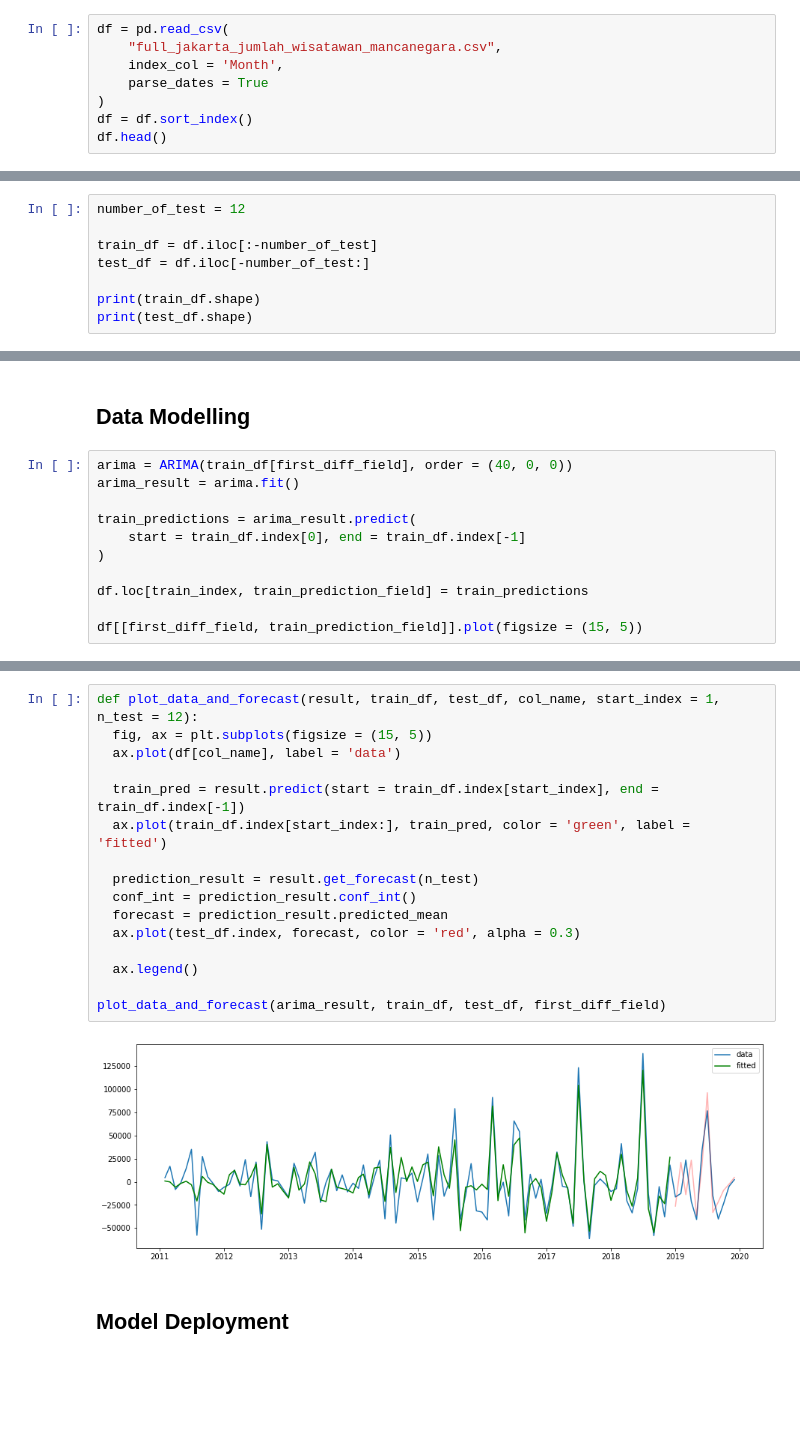
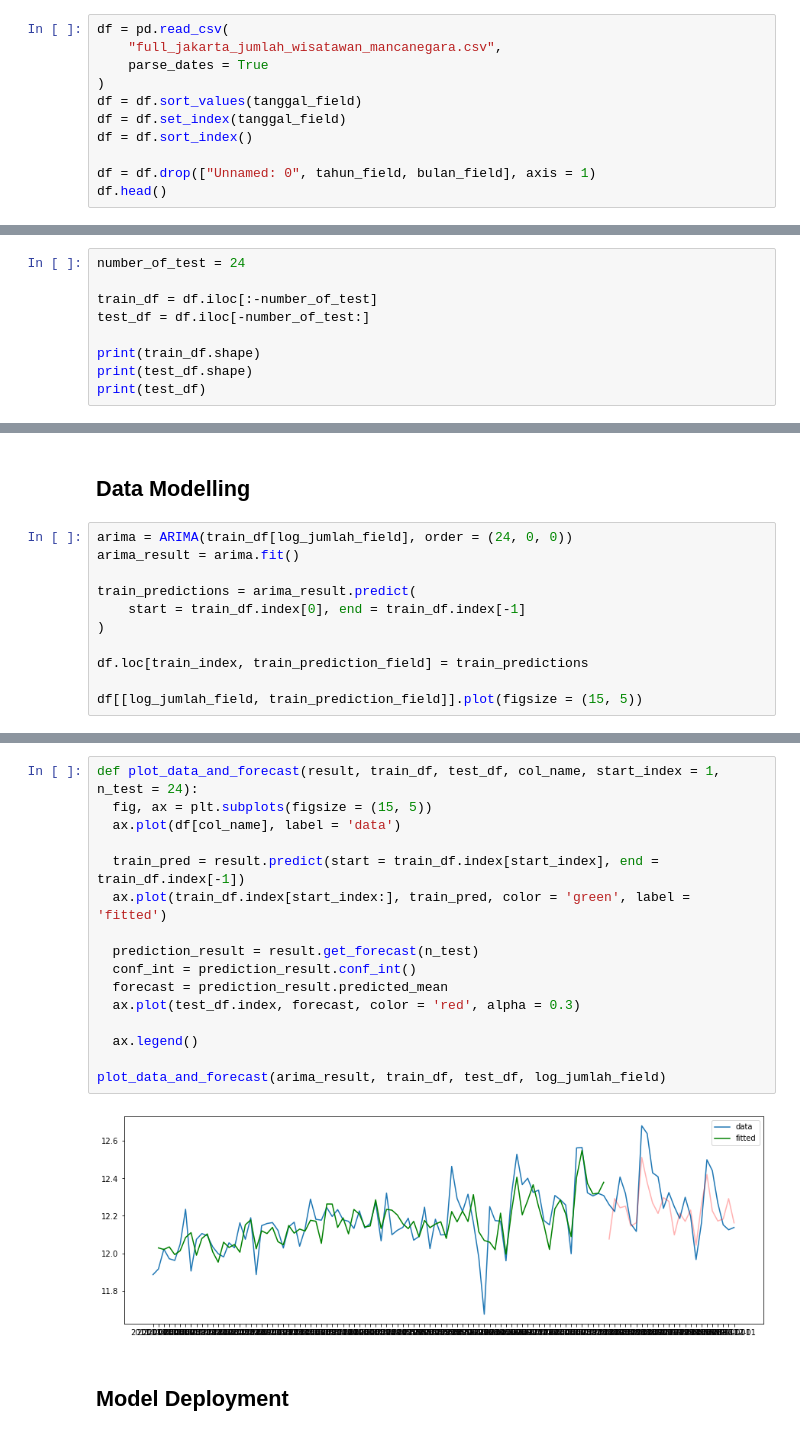
Before and after one commit to MaxZx3000/AI-Compfest-GigaPrime, a Jupyter notebook: artificial-intelligence/time_series_jumlah_wisatawan_mancanegara_jakarta.ipynb, the cells around one changed output, grey strips where cells are left out. Saved outputs shown, nothing was run; the diff lists cells and outputs as text; blank space fills up the shorter version.

Commit message:
Fix Bugs on modelling and predicting jumlah wisatawan time series.

```diff
--- a/artificial-intelligence/time_series_jumlah_wisatawan_mancanegara_jakarta.ipynb
+++ b/artificial-intelligence/time_series_jumlah_wisatawan_mancanegara_jakarta.ipynb
@@ -151,10 +159,13 @@ Menggunakan model ARIMA untuk melakukan modelling pada time series yang dikerjak
 # %%
 df = pd.read_csv(
     "full_jakarta_jumlah_wisatawan_mancanegara.csv",
-    index_col = 'Month',
     parse_dates = True
 )
+df = df.sort_values(tanggal_field)
+df = df.set_index(tanggal_field)
 df = df.sort_index()
+
+df = df.drop(["Unnamed: 0", tahun_field, bulan_field], axis = 1)
 df.head()
 # %% [output]
 |  | jumlah |
@@ -195,11 +206,12 @@ df.index.freq = 'MS'
 # %% [markdown]
 Split the dataset to train and test
 # %%
-number_of_test = 12
+number_of_test = 24
 
 train_df = df.iloc[:-number_of_test]
 test_df = df.iloc[-number_of_test:]
 
 print(train_df.shape)
 print(test_df.shape)
+print(test_df)
 # %% [output]
@@ -211,7 +238,7 @@ test_index = df.index > test_df.index[-1]
 # %% [markdown]
 ## Data Modelling
 # %%
-arima = ARIMA(train_df[first_diff_field], order = (40, 0, 0))
+arima = ARIMA(train_df[log_jumlah_field], order = (24, 0, 0))
 arima_result = arima.fit()
 
 train_predictions = arima_result.predict(
@@ -220,5 +247,5 @@ train_predictions = arima_result.predict(
 
 df.loc[train_index, train_prediction_field] = train_predictions
 
-df[[first_diff_field, train_prediction_field]].plot(figsize = (15, 5))
+df[[log_jumlah_field, train_prediction_field]].plot(figsize = (15, 5))
 # %% [output]
@@ -231,21 +267,21 @@ Maximum Likelihood optimization failed to converge. Check mle_retvals
 # %%
-def plot_data_and_forecast(result, train_df, test_df, col_name, start_index = 1, n_test = 12):
+def plot_data_and_forecast(result, train_df, test_df, col_name, start_index = 1, n_test = 24):
   fig, ax = plt.subplots(figsize = (15, 5))
   ax.plot(df[col_name], label = 'data')
 
   train_pred = result.predict(start = train_df.index[start_index], end = train_df.index[-1])
   ax.plot(train_df.index[start_index:], train_pred, color = 'green', label = 'fitted')
 
   prediction_result = result.get_forecast(n_test)
   conf_int = prediction_result.conf_int()
   forecast = prediction_result.predicted_mean
   ax.plot(test_df.index, forecast, color = 'red', alpha = 0.3)
 
   ax.legend()
 
-plot_data_and_forecast(arima_result, train_df, test_df, first_diff_field)
+plot_data_and_forecast(arima_result, train_df, test_df, log_jumlah_field)
 # %% [output]
-[figure, old version]
+[figure, new version]
 # %% [markdown]
 ## Model Deployment
 # %% [markdown]
```
Also changed, not shown: parts of 12 cells of this notebook.
